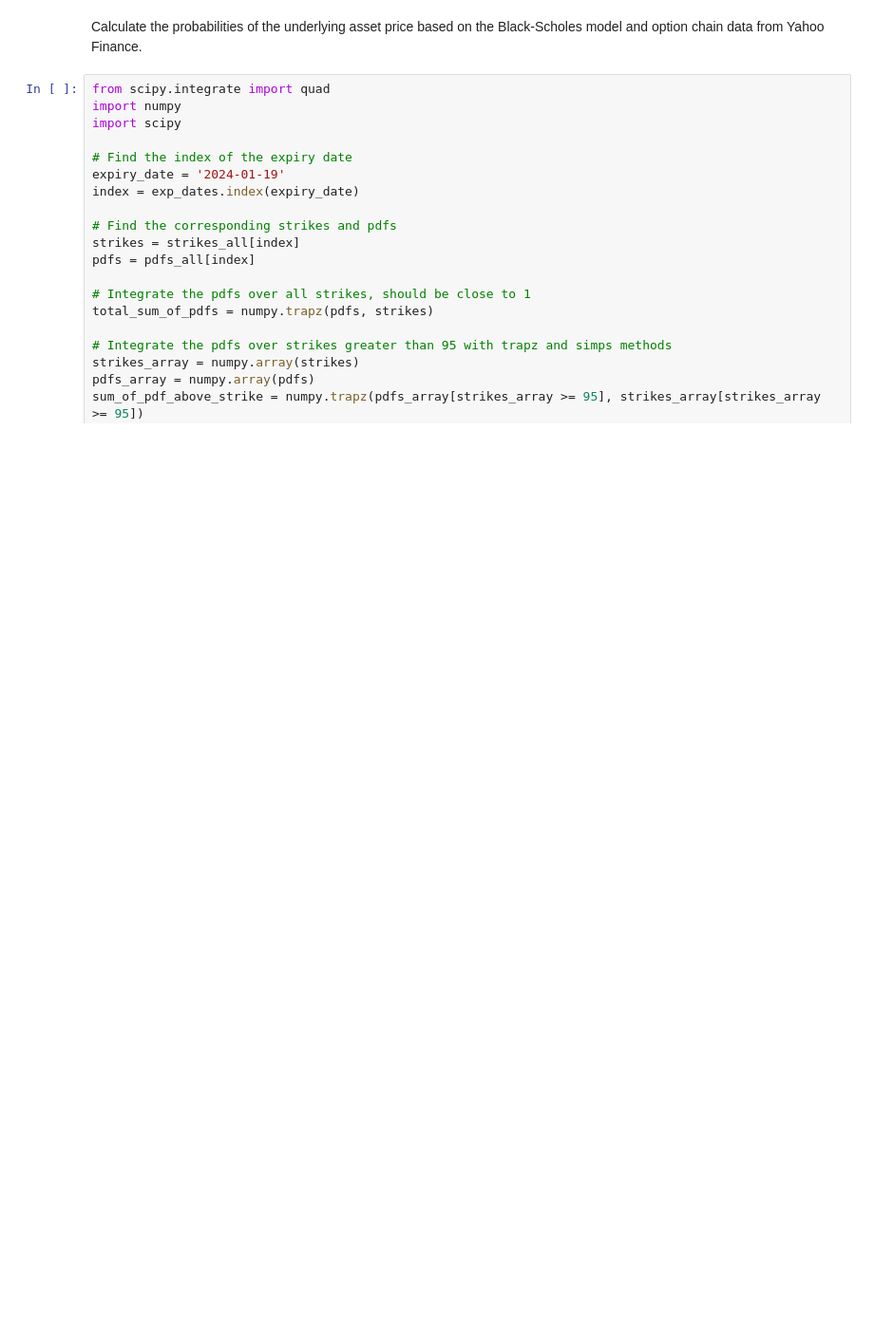
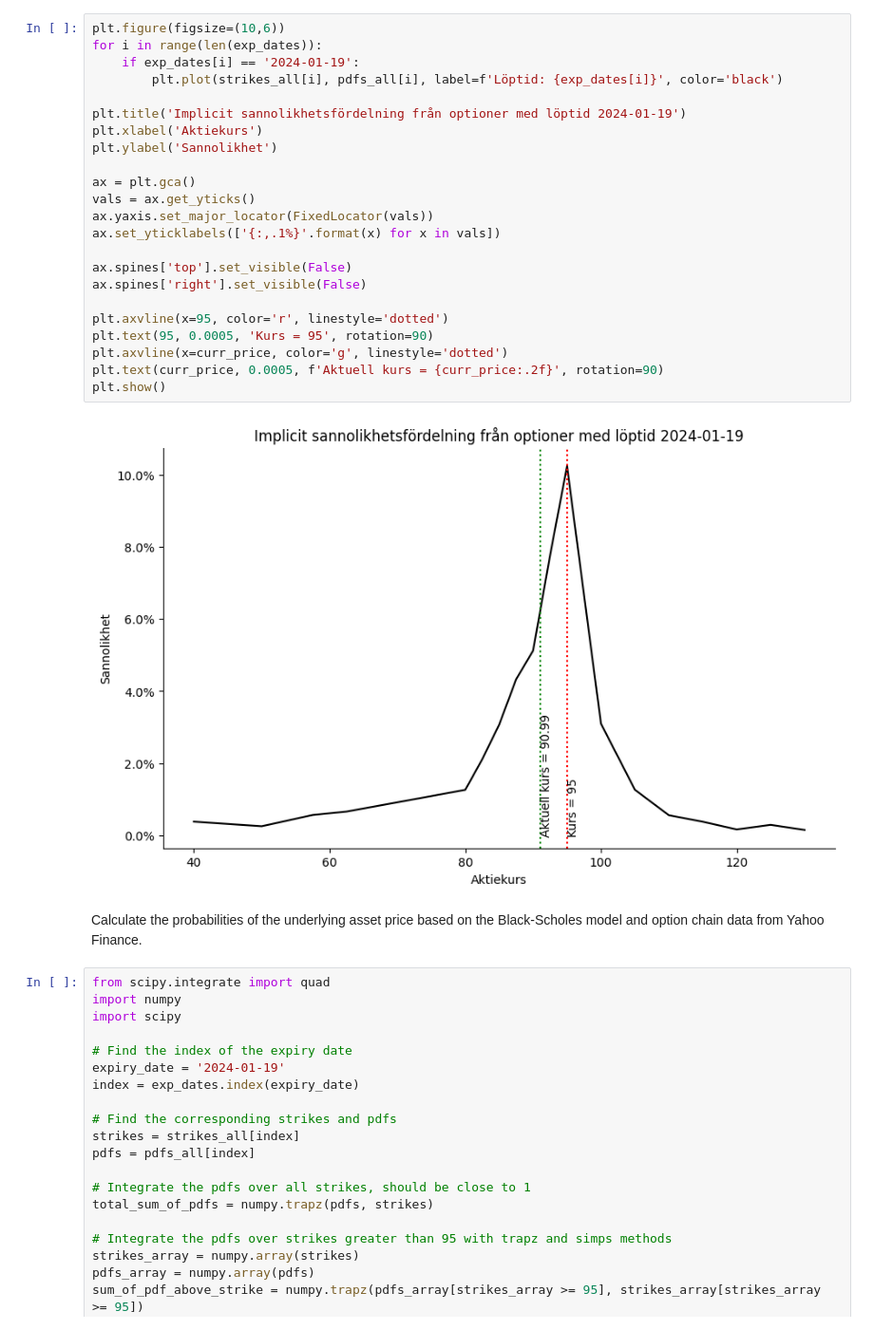
Before and after one commit to Lejoon/implied-option-price, a Jupyter notebook: main.ipynb, the cells around one changed output. Shown: that part at 95% size. Cells and saved outputs as stored; diff of their text form; blank space fills up the shorter version.

```diff
--- a/main.ipynb
+++ b/main.ipynb
@@ -163,3 +137,28 @@ plt.show()
+# %%
+plt.figure(figsize=(10,6))
+for i in range(len(exp_dates)):
+    if exp_dates[i] == '2024-01-19':
+        plt.plot(strikes_all[i], pdfs_all[i], label=f'Löptid: {exp_dates[i]}', color='black')
+
+plt.title('Implicit sannolikhetsfördelning från optioner med löptid 2024-01-19')
+plt.xlabel('Aktiekurs')
+plt.ylabel('Sannolikhet')
+
+ax = plt.gca()
+vals = ax.get_yticks()
+ax.yaxis.set_major_locator(FixedLocator(vals))
+ax.set_yticklabels(['{:,.1%}'.format(x) for x in vals])
+
+ax.spines['top'].set_visible(False)
+ax.spines['right'].set_visible(False)
+
+plt.axvline(x=95, color='r', linestyle='dotted')
+plt.text(95, 0.0005, 'Kurs = 95', rotation=90)
+plt.axvline(x=curr_price, color='g', linestyle='dotted')
+plt.text(curr_price, 0.0005, f'Aktuell kurs = {curr_price:.2f}', rotation=90)
+plt.show()
+# %% [output]
+[figure, added]
 # %% [markdown]
 Calculate the probabilities of the underlying asset price based on the Black-Scholes model and option chain data from Yahoo Finance.
 # %%
```
Also changed, not shown: parts of 5 cells of this notebook.
